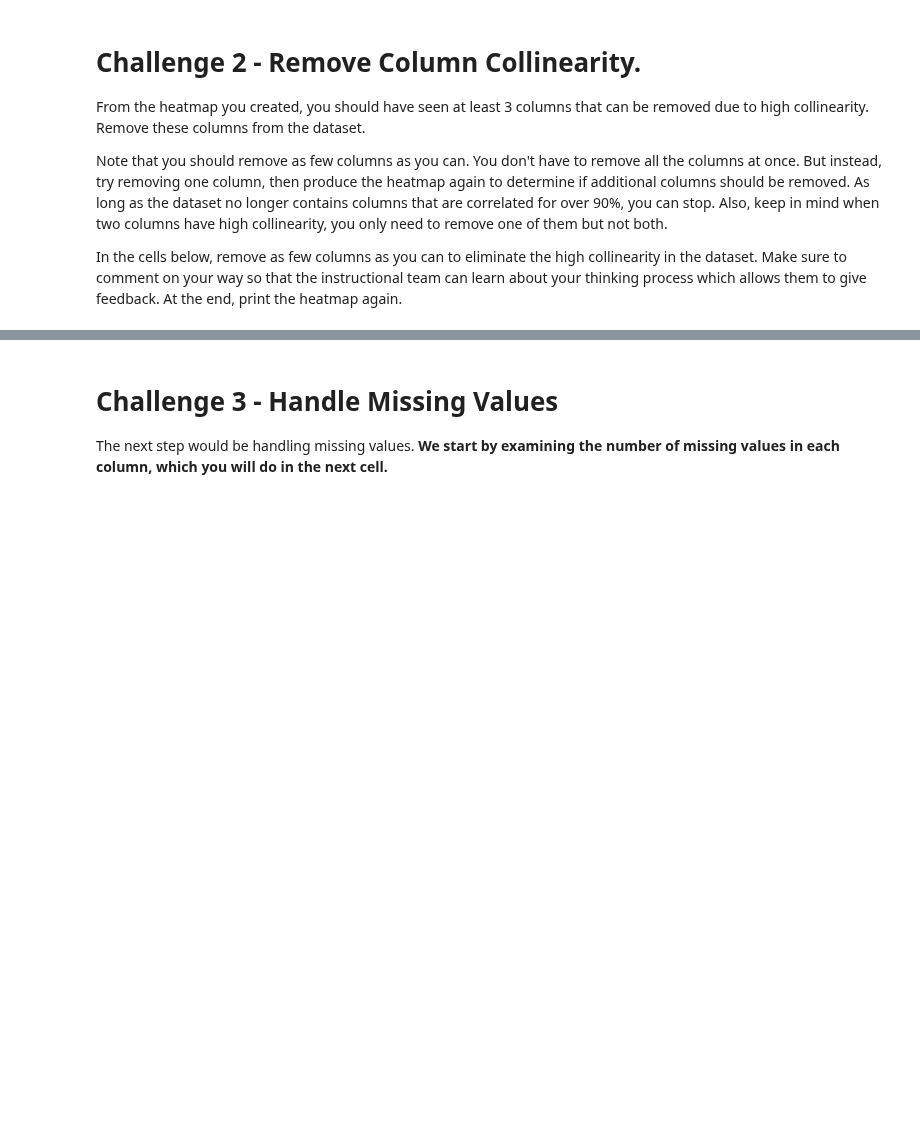
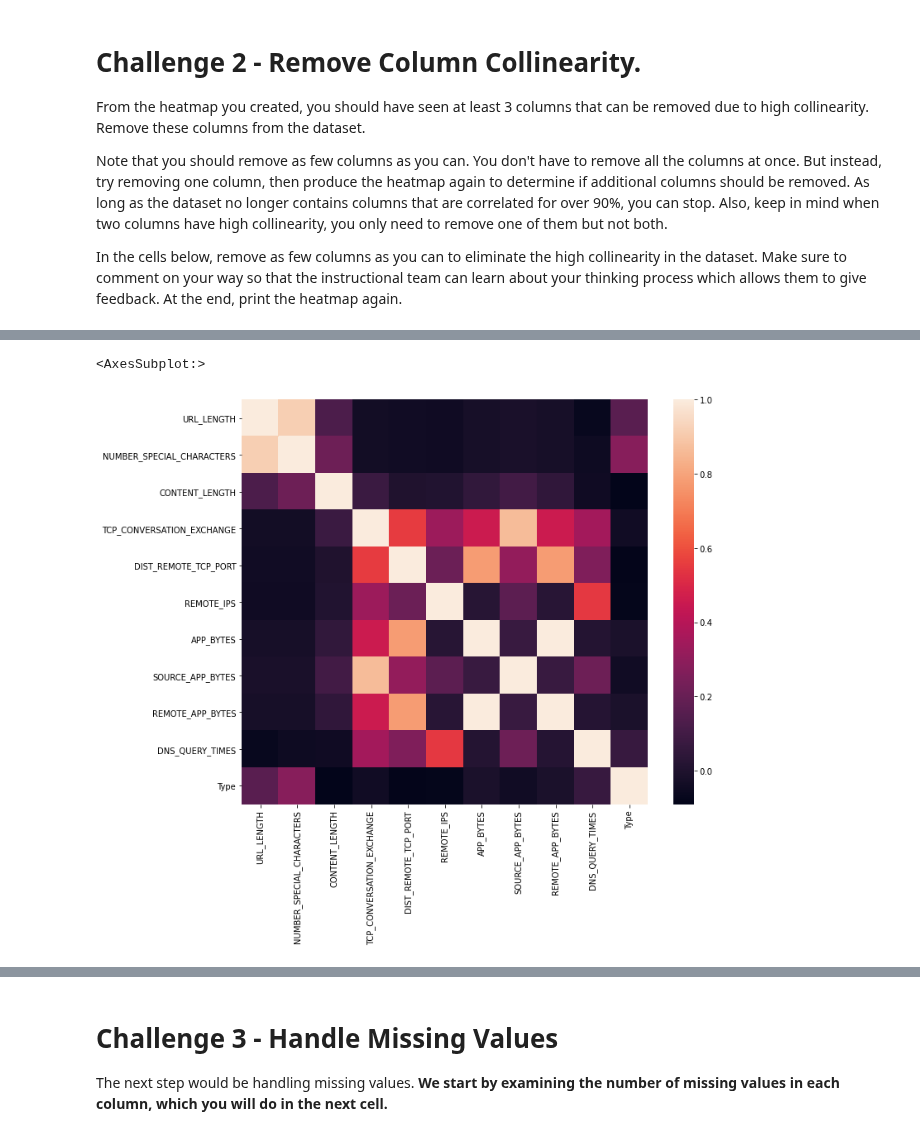
Before and after one commit to ta-data-remote/lab-supervised-learning, a Jupyter notebook: your-code/main.ipynb, the cells around one changed output, grey strips where cells are left out. Saved outputs shown, nothing was run; the diff lists cells and outputs as text; code cells hidden in the pictures; blank space fills up the shorter version.

```diff
--- a/your-code/main.ipynb
+++ b/your-code/main.ipynb
@@ -70,0 +139,6 @@ In the cells below, remove as few columns as you can to eliminate the high colli
+# %%
+f, ax = plt.subplots(figsize=(11, 9))
+sns.heatmap(websites.corr())
+# %% [output]
+<AxesSubplot:>
+[figure, added]
```
Also changed, not shown: parts of 103 cells of this notebook.
